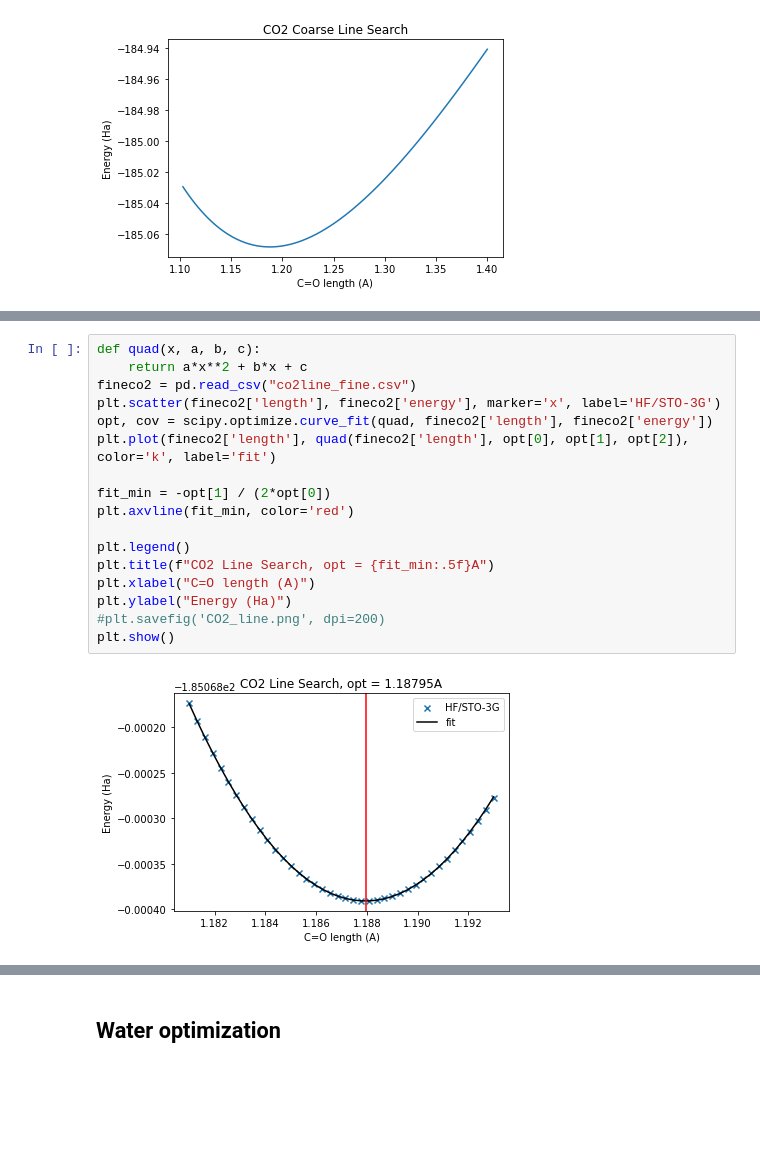
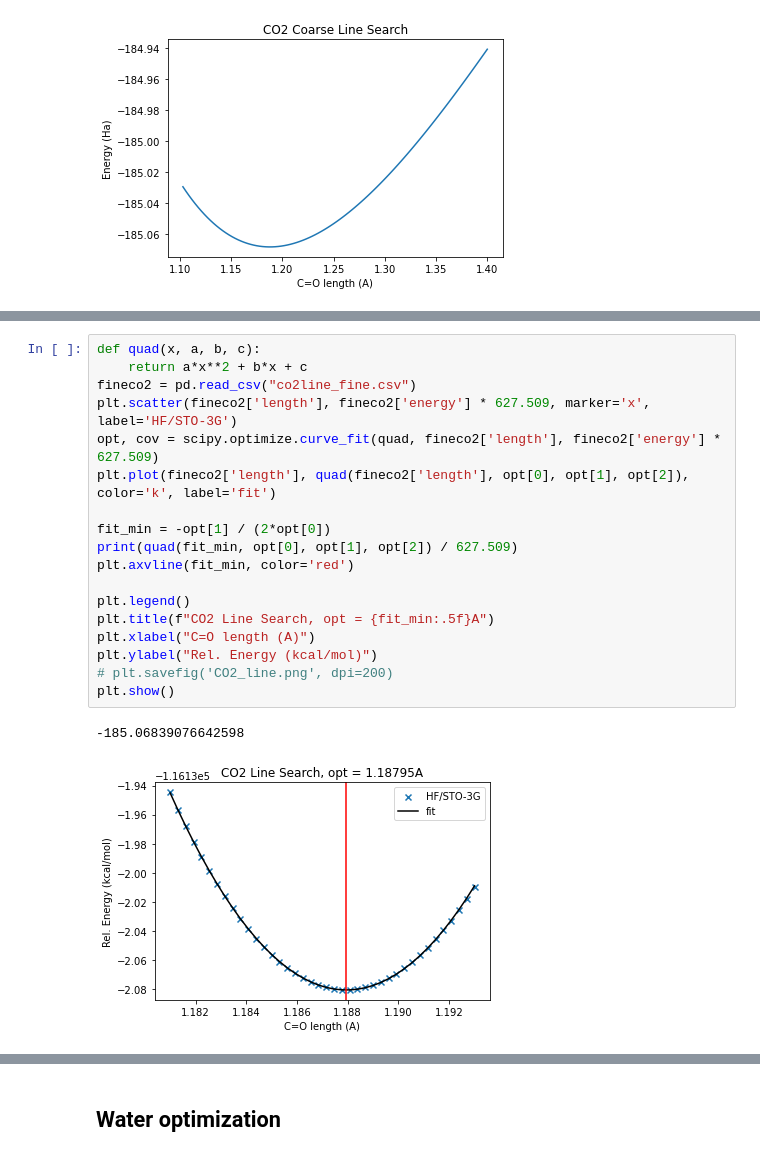
Before and after one commit to Certaingemstone/hf-proj, a Jupyter notebook: hf-analysis.ipynb, the cells around one changed output, grey strips where cells are left out. Cells and saved outputs as stored; diff of their text form; blank space fills up the shorter version.

Commit message:
new figures

```diff
--- a/hf-analysis.ipynb
+++ b/hf-analysis.ipynb
@@ -20,19 +29,21 @@ plt.show()
 # %%
 def quad(x, a, b, c):
     return a*x**2 + b*x + c
 fineco2 = pd.read_csv("co2line_fine.csv")
-plt.scatter(fineco2['length'], fineco2['energy'], marker='x', label='HF/STO-3G')
-opt, cov = scipy.optimize.curve_fit(quad, fineco2['length'], fineco2['energy'])
+plt.scatter(fineco2['length'], fineco2['energy'] * 627.509, marker='x', label='HF/STO-3G')
+opt, cov = scipy.optimize.curve_fit(quad, fineco2['length'], fineco2['energy'] * 627.509)
 plt.plot(fineco2['length'], quad(fineco2['length'], opt[0], opt[1], opt[2]), color='k', label='fit')
 
 fit_min = -opt[1] / (2*opt[0])
+print(quad(fit_min, opt[0], opt[1], opt[2]) / 627.509)
 plt.axvline(fit_min, color='red')
 
 plt.legend()
 plt.title(f"CO2 Line Search, opt = {fit_min:.5f}A")
 plt.xlabel("C=O length (A)")
-plt.ylabel("Energy (Ha)")
-#plt.savefig('CO2_line.png', dpi=200)
+plt.ylabel("Rel. Energy (kcal/mol)")
+# plt.savefig('CO2_line.png', dpi=200)
 plt.show()
 # %% [output]
+-185.06839076642598
-[figure, old version]
+[figure, new version]
```
Also changed, not shown: parts of 6 cells of this notebook, 11 other files.
